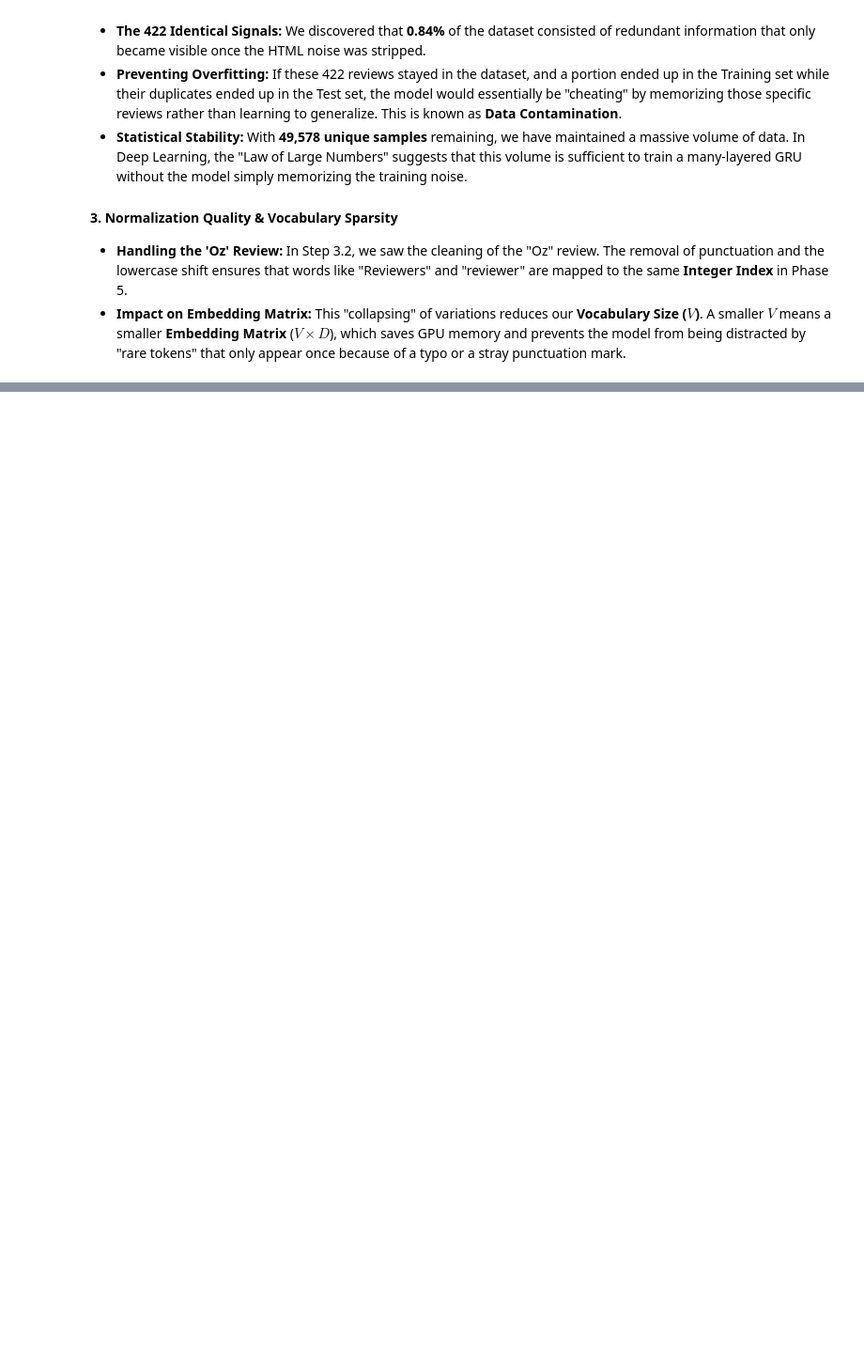
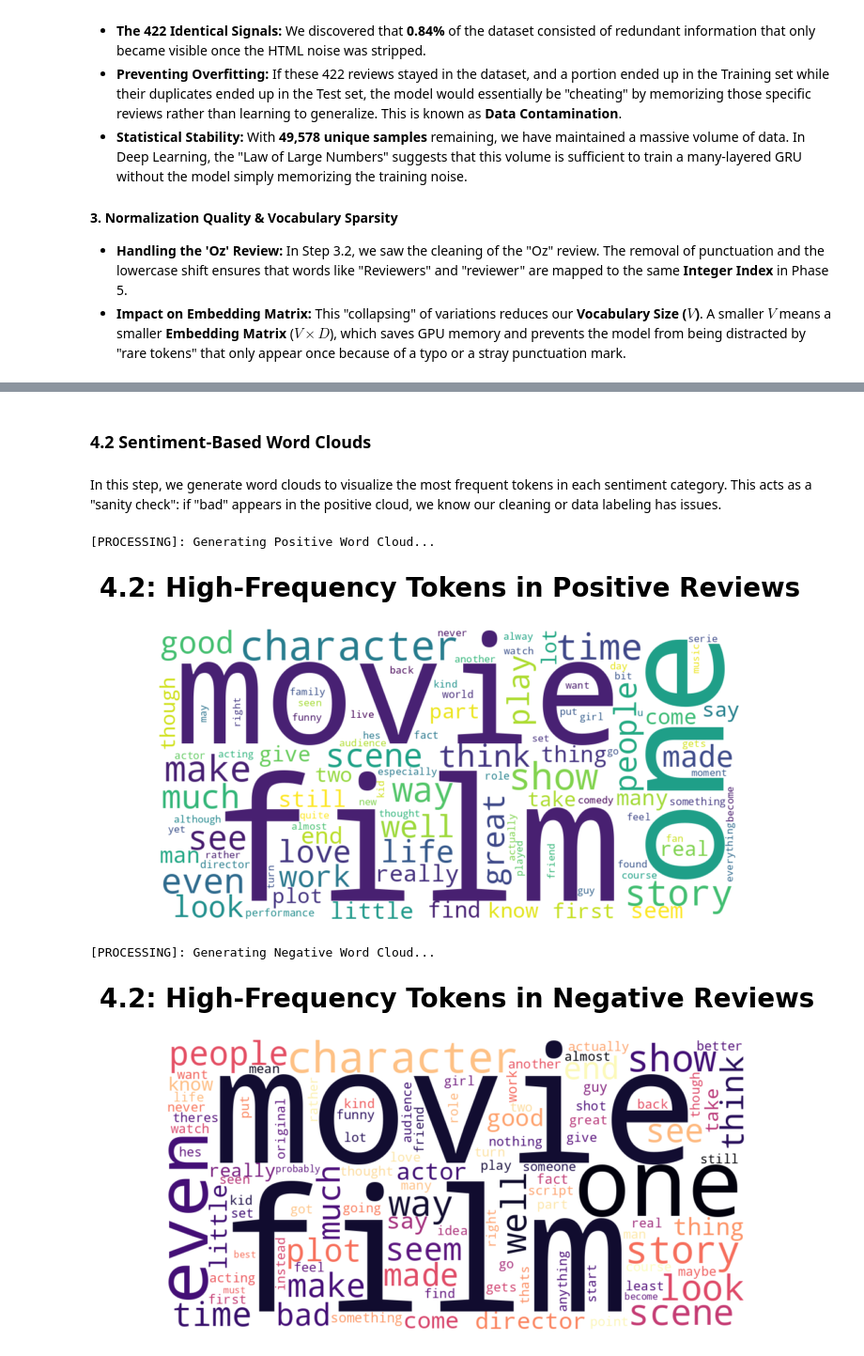
Before and after one commit to Sagarjain93/Sentiment_analysis_RNN_Bert, a Jupyter notebook: Notebooks/Sentiment_Analysis_with_an_Recurrent_Neural_Networks_(RNN).ipynb, the cells around one changed output, grey strips where cells are left out. Shown at 94% size. Drawn from its saved outputs; the diff is of its cells as text; code cells hidden in the pictures; blank space fills up the shorter version.

```diff
--- a/Notebooks/Sentiment_Analysis_with_an_Recurrent_Neural_Networks_(RNN).ipynb
+++ b/Notebooks/Sentiment_Analysis_with_an_Recurrent_Neural_Networks_(RNN).ipynb
@@ -374,0 +424,53 @@ Our execution in Step 3.1 and 3.2 wasn't just about cleaning; it was about **Fea
+# %% [markdown]
+### **4.2 Sentiment-Based Word Clouds**
+# %% [markdown]
+In this step, we generate word clouds to visualize the most frequent tokens in each sentiment category. This acts as a "sanity check": if "bad" appears in the positive cloud, we know our cleaning or data labeling has issues.
+# %%
+# ==============================================================================
+# 4.2 SENTIMENT-BASED WORD CLOUDS
+# ==============================================================================
+
+from wordcloud import WordCloud
+import matplotlib.pyplot as plt
+
+def generate_vibrant_wordcloud(data, title, cmap):
+    # Combine all reviews into one large string
+    text = " ".join(review for review in data)
+
+    # Initialize WordCloud with professional dimensions
+    wc = WordCloud(
+        width=1000,
+        height=500,
+        background_color='white',
+        colormap=cmap,
+        max_words=100,
+        random_state=42
+    ).generate(text)
+
+    # Visualization
+    plt.figure(figsize=(8, 5))
+    plt.imshow(wc, interpolation='bilinear')
+    plt.title(title, fontsize=20, fontweight='bold', pad=25)
+    plt.axis('off')
+    plt.show()
+
+# 1. Positive Reviews - Using 'viridis' (Vibrant Green/Blue/Yellow)
+print("\033[1;32m[PROCESSING]: Generating Positive Word Cloud...\033[0m")
+generate_vibrant_wordcloud(
+    df[df['sentiment']=='positive']['rnn_cleaned'],
+    '4.2: High-Frequency Tokens in Positive Reviews',
+    'viridis'
+)
+
+# 2. Negative Reviews - Using 'rocket' or 'magma' (Vibrant Red/Orange/Purple)
+print("\033[1;31m[PROCESSING]: Generating Negative Word Cloud...\033[0m")
+generate_vibrant_wordcloud(
+    df[df['sentiment']=='negative']['rnn_cleaned'],
+    '4.2: High-Frequency Tokens in Negative Reviews',
+    'magma'
+)
+# %% [output]
+[PROCESSING]: Generating Positive Word Cloud...
+[figure, added]
+[PROCESSING]: Generating Negative Word Cloud...
+[figure, added]
```
Also changed, not shown: parts of 14 cells of this notebook.
